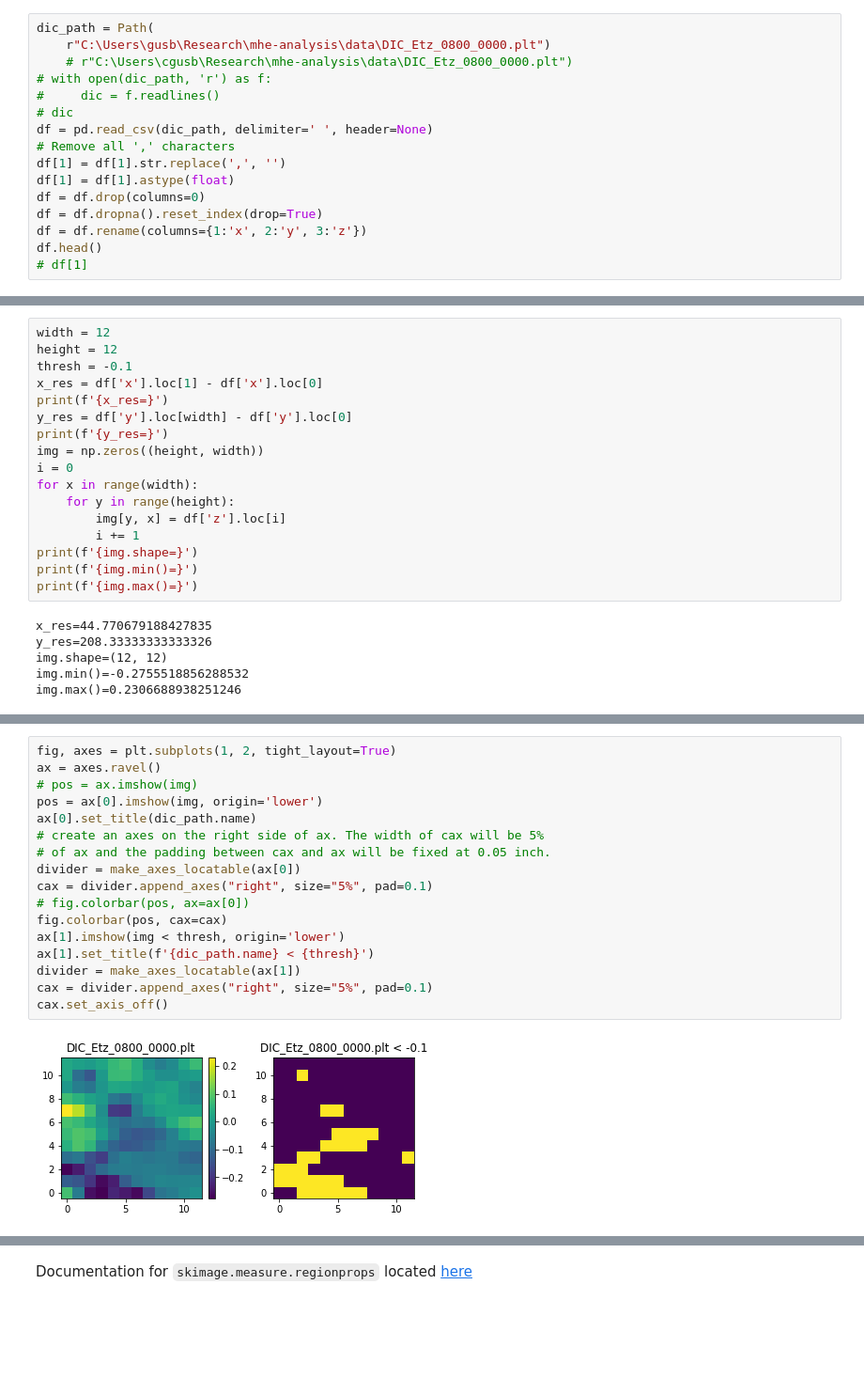
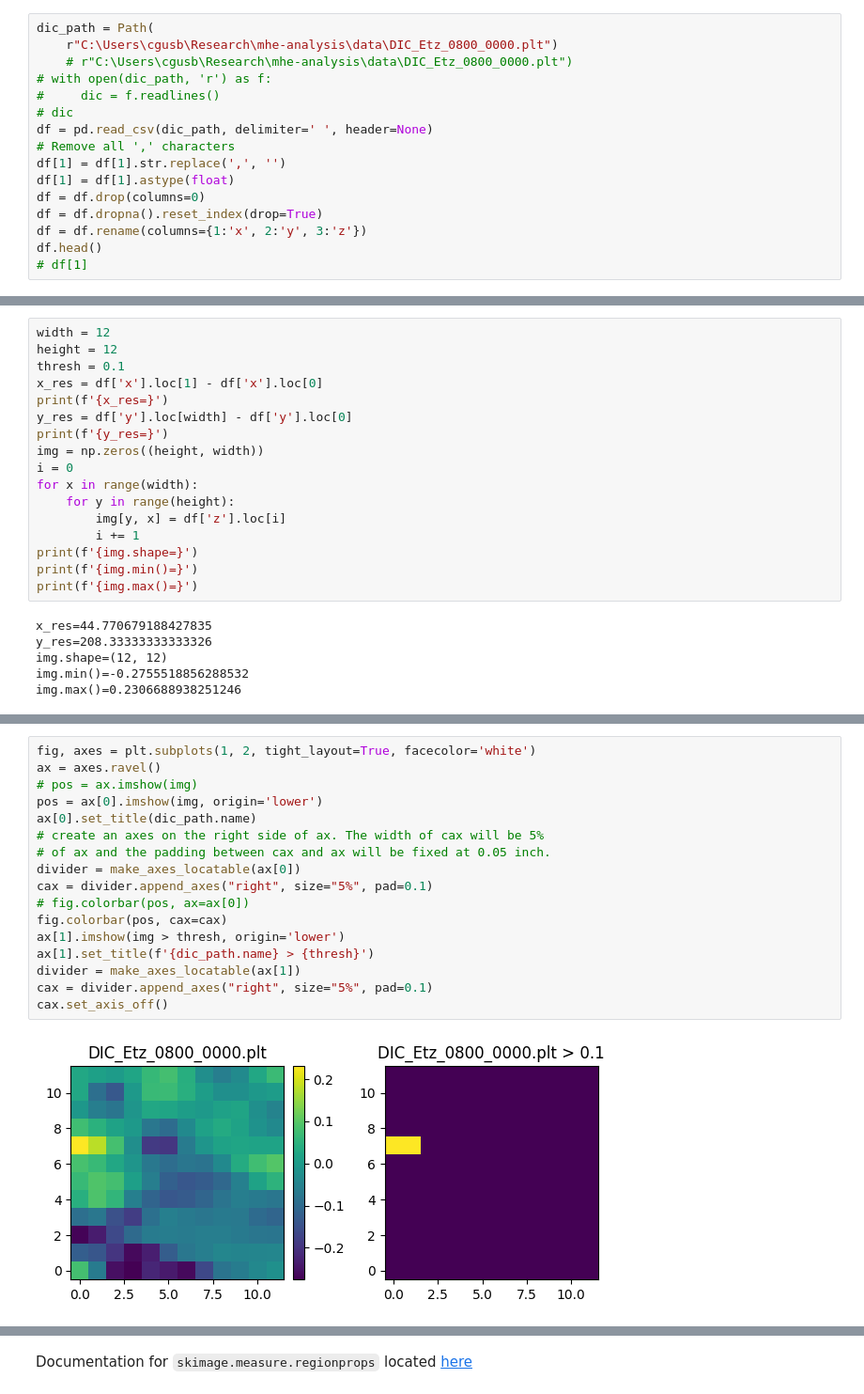
Before and after one commit to GusBusDraws/mhe-analysis, a Jupyter notebook: nbs/47-load-dic.ipynb, the cells around one changed output, grey strips where cells are left out. Shown at 94% size. Saved outputs shown, nothing was run; the diff lists cells and outputs as text; blank space fills up the shorter version.

```diff
--- a/nbs/47-load-dic.ipynb
+++ b/nbs/47-load-dic.ipynb
@@ -10,6 +14,6 @@ from skimage import measure
 # %%
 dic_path = Path(
-    r"C:\Users\gusb\Research\mhe-analysis\data\DIC_Etz_0800_0000.plt")
+    r"C:\Users\cgusb\Research\mhe-analysis\data\DIC_Etz_0800_0000.plt")
     # r"C:\Users\cgusb\Research\mhe-analysis\data\DIC_Etz_0800_0000.plt")
 # with open(dic_path, 'r') as f:
 #     dic = f.readlines()
@@ -59,7 +69,7 @@ rs_df[:14]
 # %%
 width = 12
 height = 12
-thresh = -0.1
+thresh = 0.1
 x_res = df['x'].loc[1] - df['x'].loc[0]
 print(f'{x_res=}')
 y_res = df['y'].loc[width] - df['y'].loc[0]
@@ -82,19 +94,19 @@ img.max()=0.2306688938251246
 # %%
-fig, axes = plt.subplots(1, 2, tight_layout=True)
+fig, axes = plt.subplots(1, 2, tight_layout=True, facecolor='white')
 ax = axes.ravel()
 # pos = ax.imshow(img)
 pos = ax[0].imshow(img, origin='lower')
 ax[0].set_title(dic_path.name)
 # create an axes on the right side of ax. The width of cax will be 5%
 # of ax and the padding between cax and ax will be fixed at 0.05 inch.
 divider = make_axes_locatable(ax[0])
 cax = divider.append_axes("right", size="5%", pad=0.1)
 # fig.colorbar(pos, ax=ax[0])
 fig.colorbar(pos, cax=cax)
-ax[1].imshow(img < thresh, origin='lower')
-ax[1].set_title(f'{dic_path.name} < {thresh}')
+ax[1].imshow(img > thresh, origin='lower')
+ax[1].set_title(f'{dic_path.name} > {thresh}')
 divider = make_axes_locatable(ax[1])
 cax = divider.append_axes("right", size="5%", pad=0.1)
 cax.set_axis_off()
 # %% [output]
-[figure, old version]
+[figure, new version]
```
Also changed, not shown: parts of 14 cells of this notebook, 1 other file.
